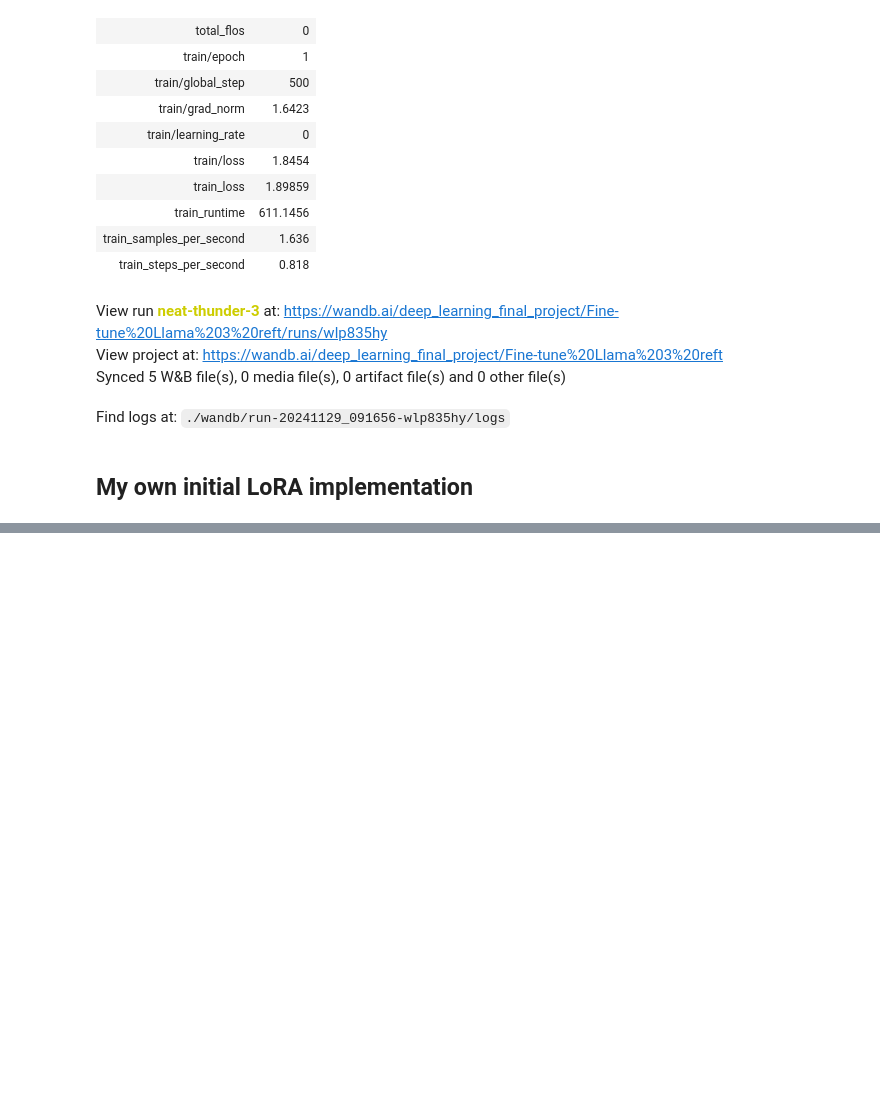
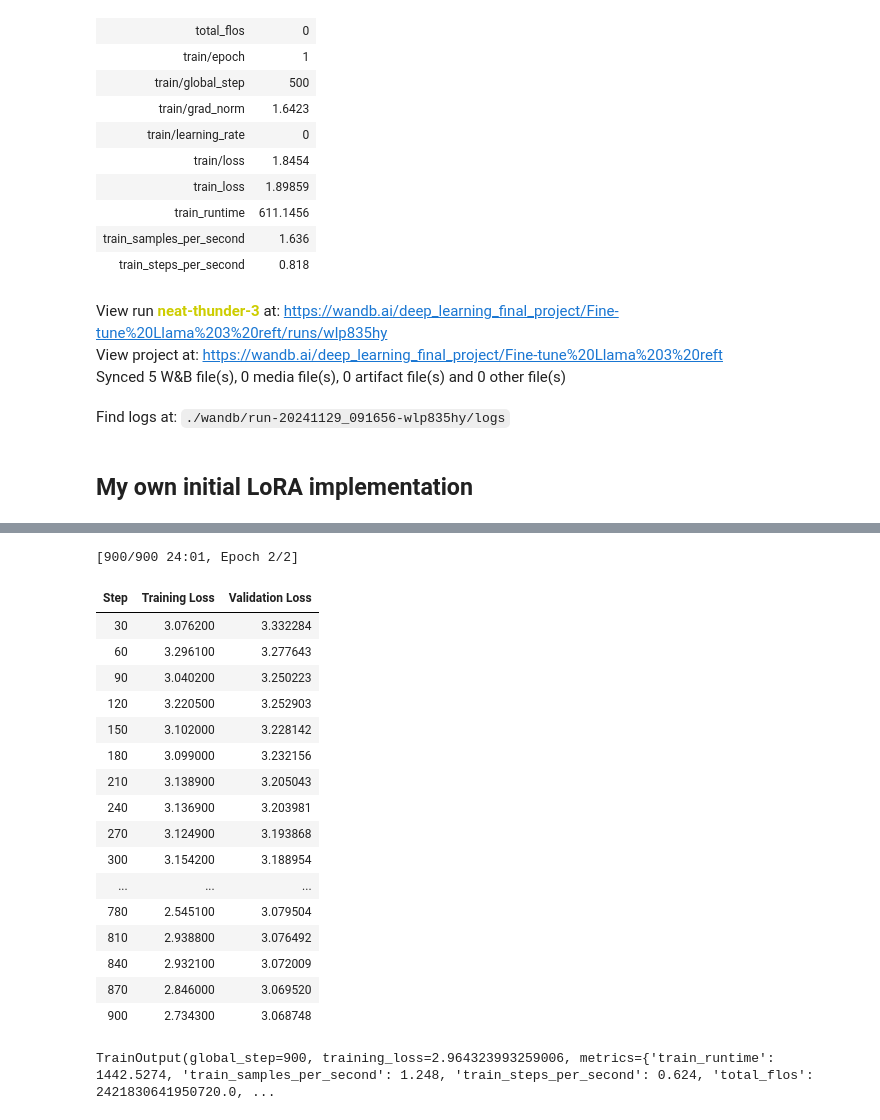
Before and after one commit to alina775/20242R0136COSE47402, a Jupyter notebook: FinalProject/deep_learning_final_project.ipynb, the cells around one changed output, grey strips where cells are left out. Cells and saved outputs as stored; diff of their text form; code cells hidden in the pictures; blank space fills up the shorter version.

```diff
--- a/FinalProject/deep_learning_final_project.ipynb
+++ b/FinalProject/deep_learning_final_project.ipynb
@@ -414,0 +577,5 @@ Find logs at: ./wandb/run-20241129_091656-wlp835hy/logs
+# %%
+from peft import PromptEncoder, PromptEncoderConfig, TaskType
+base_model = "meta-llama/Llama-3.2-1B-Instruct"
+
+model = AutoModelForCausalLM.from_pretrained(base_model)
@@ -414,0 +594,4 @@ Find logs at: ./wandb/run-20241129_091656-wlp835hy/logs
+# %%
+
+model = get_peft_model(model, peft_config)
+model.print_trainable_parameters()
@@ -414,0 +620,28 @@ Find logs at: ./wandb/run-20241129_091656-wlp835hy/logs
+# %%
+training_arguments = TrainingArguments(
+    output_dir = "newModelP-tuning",
+    learning_rate=1e-3,
+    per_device_train_batch_size=1,
+    per_device_eval_batch_size=1,
+    num_train_epochs=2,
+    weight_decay=0.01,
+    eval_strategy="steps",
+    save_strategy="steps",
+    logging_steps=10,
+    eval_steps=30,
+    save_steps=300,
+    report_to="wandb",
+    load_best_model_at_end=True,
+    gradient_accumulation_steps=2
+)
+# %%
+trainer = SFTTrainer(
+    model=model,
+    max_seq_length = 512,
+    peft_config=config,
+    dataset_text_field="text",
+    args=training_arguments,
+    train_dataset=dataset["train"],
+    eval_dataset=dataset["test"],
+    processing_class = tokenizer
+)
@@ -414,0 +651,22 @@ Find logs at: ./wandb/run-20241129_091656-wlp835hy/logs
+# %%
+trainer.train()
+# %% [output]
+[900/900 24:01, Epoch 2/2]
+| Step | Training Loss | Validation Loss |
+| 30 | 3.076200 | 3.332284 |
+| 60 | 3.296100 | 3.277643 |
+| 90 | 3.040200 | 3.250223 |
+| 120 | 3.220500 | 3.252903 |
+| 150 | 3.102000 | 3.228142 |
+| 180 | 3.099000 | 3.232156 |
+| 210 | 3.138900 | 3.205043 |
+| 240 | 3.136900 | 3.203981 |
+| 270 | 3.124900 | 3.193868 |
+| 300 | 3.154200 | 3.188954 |
+| ... | ... | ... |
+| 780 | 2.545100 | 3.079504 |
+| 810 | 2.938800 | 3.076492 |
+| 840 | 2.932100 | 3.072009 |
+| 870 | 2.846000 | 3.069520 |
+| 900 | 2.734300 | 3.068748 |
+TrainOutput(global_step=900, training_loss=2.964323993259006, metrics={'train_runtime': 1442.5274, 'train_samples_per_second': 1.248, 'train_steps_per_second': 0.624, 'total_flos': 2421830641950720.0, ...
```
Also changed, not shown: parts of 24 cells of this notebook.
